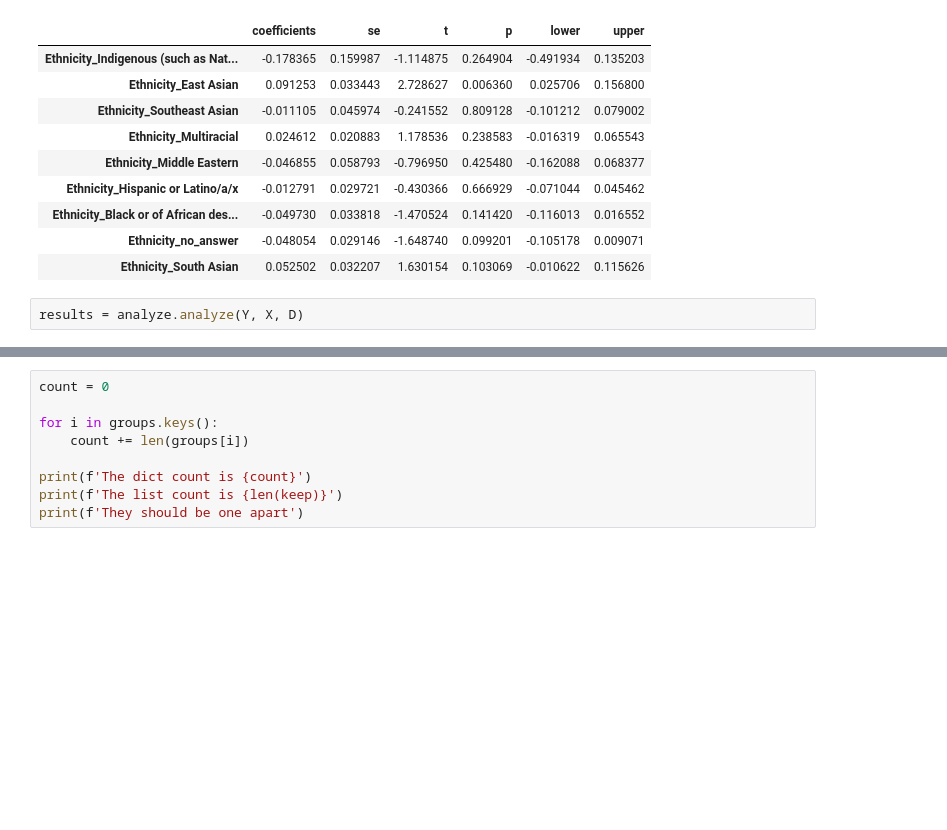
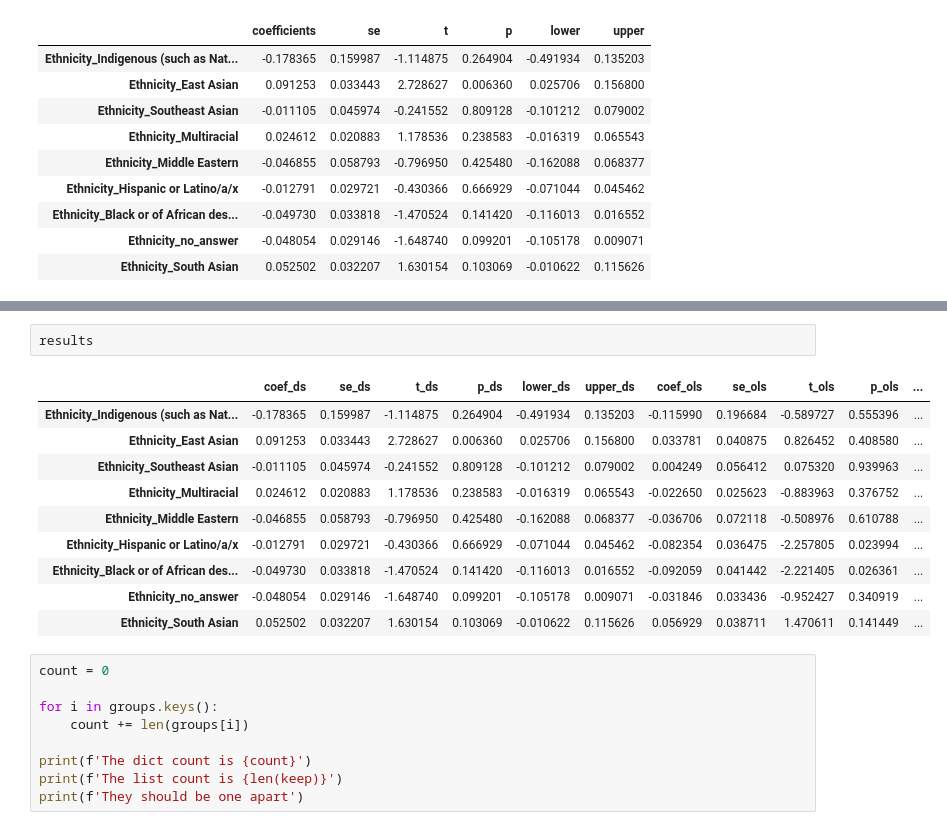
Before and after one commit to whoisnnamdi/black-dev-2020, a Jupyter notebook: code/notebook.ipynb, the cells around one changed output, grey strips where cells are left out. Drawn from its saved outputs; the diff is of its cells as text; blank space fills up the shorter version.

```diff
--- a/code/notebook.ipynb
+++ b/code/notebook.ipynb
@@ -47,5 +48,3 @@ results
 | Ethnicity_Black or of African des... | -0.049730 | 0.033818 | -1.470524 | 0.141420 | -0.116013 | 0.016552 |
 | Ethnicity_no_answer | -0.048054 | 0.029146 | -1.648740 | 0.099201 | -0.105178 | 0.009071 |
 | Ethnicity_South Asian | 0.052502 | 0.032207 | 1.630154 | 0.103069 | -0.010622 | 0.115626 |
-# %%
-results = analyze.analyze(Y, X, D)
@@ -82,3 +51,16 @@ Warnings:
+# %%
+results
+# %% [output]
+|  | coef_ds | se_ds | t_ds | p_ds | lower_ds | upper_ds | coef_ols | se_ols | t_ols | p_ols | ... |
+| Ethnicity_Indigenous (such as Nat... | -0.178365 | 0.159987 | -1.114875 | 0.264904 | -0.491934 | 0.135203 | -0.115990 | 0.196684 | -0.589727 | 0.555396 | ... |
+| Ethnicity_East Asian | 0.091253 | 0.033443 | 2.728627 | 0.006360 | 0.025706 | 0.156800 | 0.033781 | 0.040875 | 0.826452 | 0.408580 | ... |
+| Ethnicity_Southeast Asian | -0.011105 | 0.045974 | -0.241552 | 0.809128 | -0.101212 | 0.079002 | 0.004249 | 0.056412 | 0.075320 | 0.939963 | ... |
+| Ethnicity_Multiracial | 0.024612 | 0.020883 | 1.178536 | 0.238583 | -0.016319 | 0.065543 | -0.022650 | 0.025623 | -0.883963 | 0.376752 | ... |
+| Ethnicity_Middle Eastern | -0.046855 | 0.058793 | -0.796950 | 0.425480 | -0.162088 | 0.068377 | -0.036706 | 0.072118 | -0.508976 | 0.610788 | ... |
+| Ethnicity_Hispanic or Latino/a/x | -0.012791 | 0.029721 | -0.430366 | 0.666929 | -0.071044 | 0.045462 | -0.082354 | 0.036475 | -2.257805 | 0.023994 | ... |
+| Ethnicity_Black or of African des... | -0.049730 | 0.033818 | -1.470524 | 0.141420 | -0.116013 | 0.016552 | -0.092059 | 0.041442 | -2.221405 | 0.026361 | ... |
+| Ethnicity_no_answer | -0.048054 | 0.029146 | -1.648740 | 0.099201 | -0.105178 | 0.009071 | -0.031846 | 0.033436 | -0.952427 | 0.340919 | ... |
+| Ethnicity_South Asian | 0.052502 | 0.032207 | 1.630154 | 0.103069 | -0.010622 | 0.115626 | 0.056929 | 0.038711 | 1.470611 | 0.141449 | ... |
 # %%
 count = 0
 
```
Also changed, not shown: parts of 2 cells of this notebook, 1 other file.
